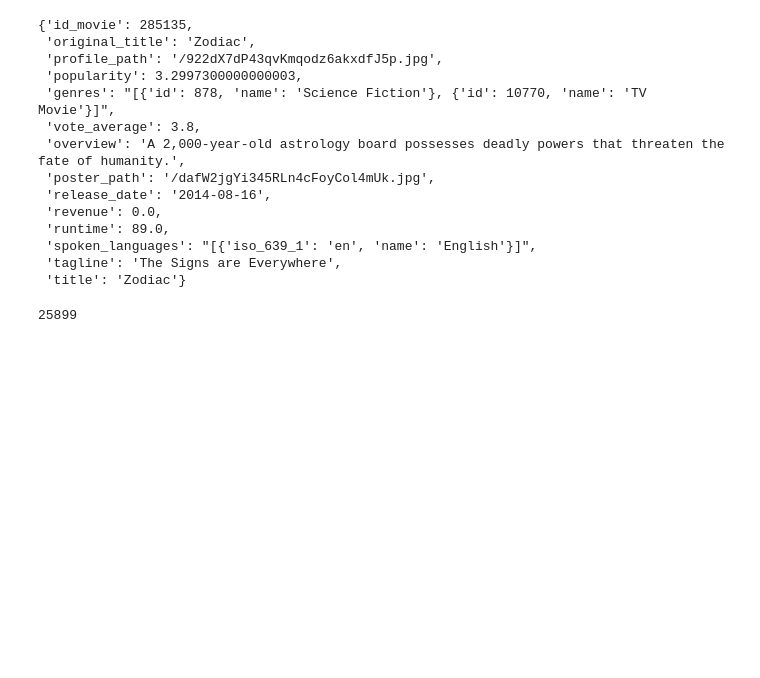
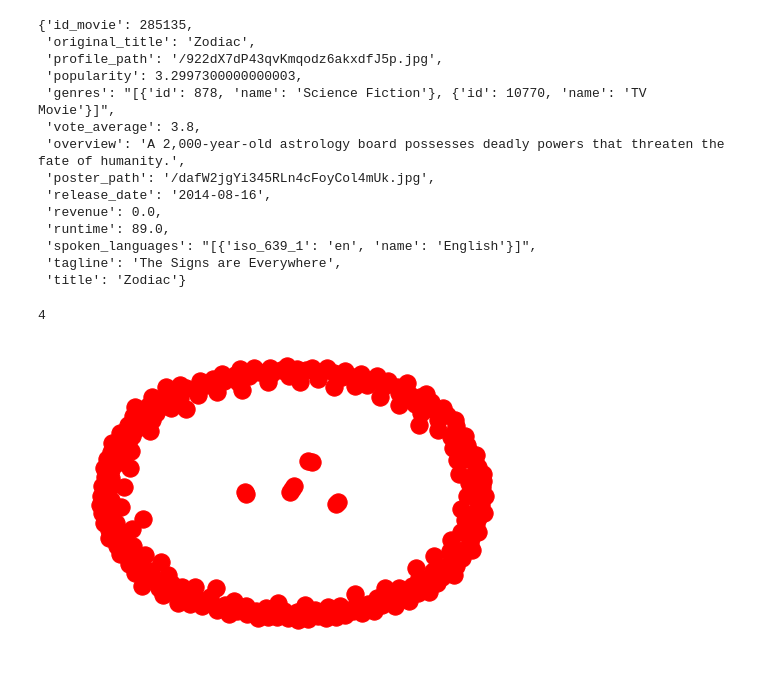
Before and after one commit to ChicagoDev/Movie-Recommendations-via-Hybrid-Filtering, a Jupyter notebook: notebooks/NetworkX4.ipynb, the cells around one changed output. Cells and saved outputs as stored; diff of their text form; code cells hidden in the pictures; blank space fills up the shorter version.

Commit message:
Graphing Notebooks & Content FIltering

```diff
--- a/notebooks/NetworkX4.ipynb
+++ b/notebooks/NetworkX4.ipynb
@@ -72,9 +75,10 @@ import pprint
 import itertools
 
 master_graph = nx.MultiGraph()
-
-for filmography in actors_filmography_group:
-#for filmography in test_group:
+dummy_node = 'DUMMY_NODE'
+master_graph.add_nodes_from(dummy_node)
+#for filmography in actors_filmography_group:
+for filmography in test_group:
 #     print('@@@@@@@@@@@@@@@@@@@@@@@BEGIN@@@@@@@@@@@@@@@@@@@@@@@@@@@@@@@@@@@')
 #     print('This is the Graph creation for %s :' % (actor_edge['name']))
 
@@ -92,6 +96,9 @@ for filmography in actors_filmography_group:
 
 
     nodes_for_stargraph = [film['title'] for film in films]
+
+    nodes_for_stargraph.append(dummy_node)
+    #pprint.pprint(nodes_for_stargraph)
     node_attributes = {film['title']: film for film in films}
 
     #pprint.pprint(node_attributes)
@@ -102,13 +109,12 @@ for filmography in actors_filmography_group:
     nx.set_edge_attributes(actor_stargraph, actor_edge_attrs, 'actor')
 
 
+    master_graph = nx.disjoint_union(master_graph, actor_stargraph)
 
-    master_graph = nx.compose(master_graph, actor_stargraph)
-
-    #print('\n!!!!!!!!!!!!!!!!!!ACTOR-GRAPH ANALYSIS !!!!!!!!!!!!!!!!!!!!!!!!!!!!!!!!!\n')
-    #print("The Actor's Graph is composed of:")
-    #pprint.pprint(actor_stargraph.nodes())
-    #pprint.pprint(actor_stargraph.edges())
+    print('\n!!!!!!!!!!!!!!!!!!ACTOR-GRAPH ANALYSIS !!!!!!!!!!!!!!!!!!!!!!!!!!!!!!!!!\n')
+    print("The Actor's Graph is composed of:")
+    pprint.pprint(actor_stargraph.nodes())
+    pprint.pprint(actor_stargraph.edges())
 
     #print('\n\n\n********************MASTER-GRAPH************************************')
     #pprint.pprint(master_graph.nodes())
@@ -169,4 +186,8 @@ master_graph.node['Zodiac']
 # %%
 nx.number_of_nodes(master_graph)
 # %% [output]
-25899
+4
+# %%
+nx.draw(master_graph)
+# %% [output]
+[figure, added]
```
Also changed, not shown: parts of 16 cells of this notebook, 9 other files.
